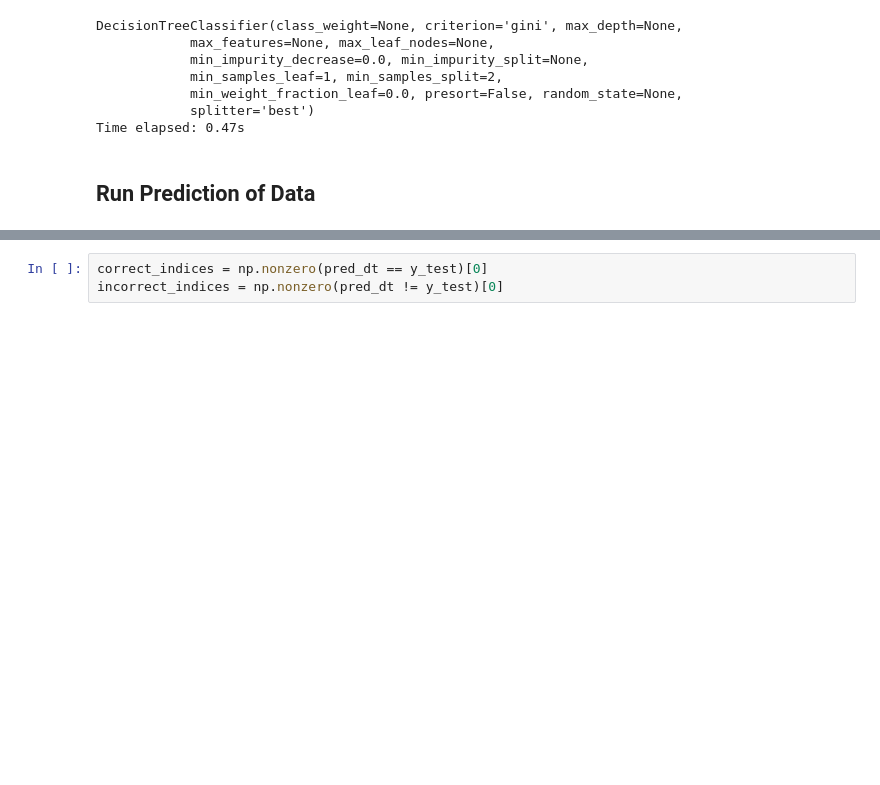
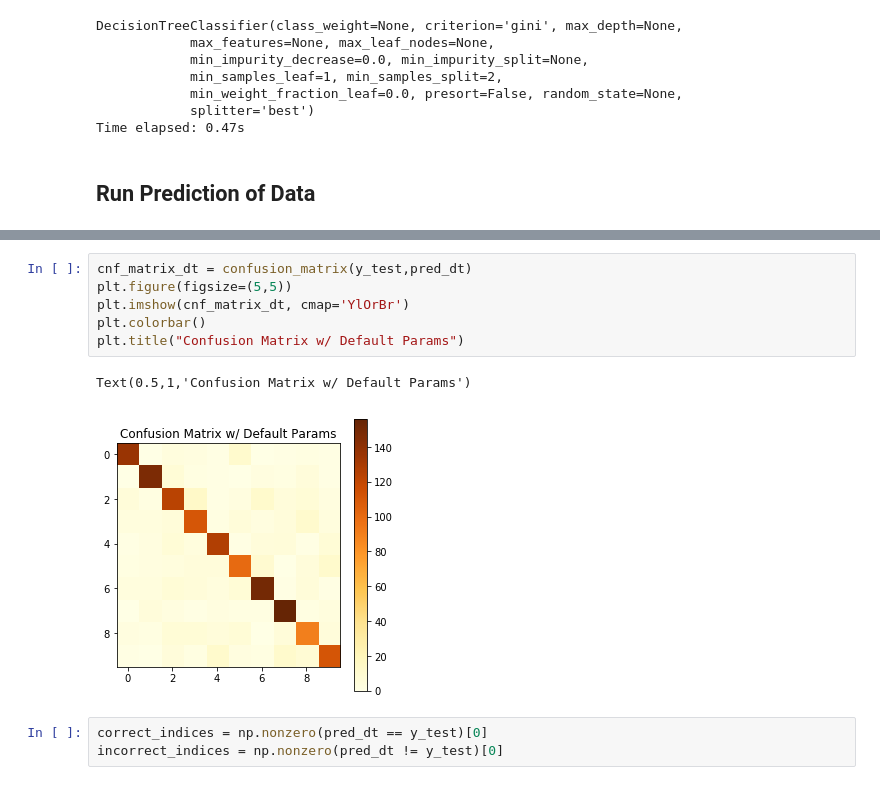
Before and after one commit to diggerdata/MNIST_TSN, a Jupyter notebook: DTClassifier.ipynb, the cells around one changed output, grey strips where cells are left out. Drawn from its saved outputs; the diff is of its cells as text; blank space fills up the shorter version.

```diff
--- a/DTClassifier.ipynb
+++ b/DTClassifier.ipynb
@@ -83,3 +83,12 @@ Predicted 1625 digits with accuracy: 0.7692307692307693
+# %%
+cnf_matrix_dt = confusion_matrix(y_test,pred_dt)
+plt.figure(figsize=(5,5))
+plt.imshow(cnf_matrix_dt, cmap='YlOrBr')
+plt.colorbar()
+plt.title("Confusion Matrix w/ Default Params")
+# %% [output]
+Text(0.5,1,'Confusion Matrix w/ Default Params')
+[figure, added]
 # %%
 correct_indices = np.nonzero(pred_dt == y_test)[0]
 incorrect_indices = np.nonzero(pred_dt != y_test)[0]
```
Also changed, not shown: parts of 10 cells of this notebook.
